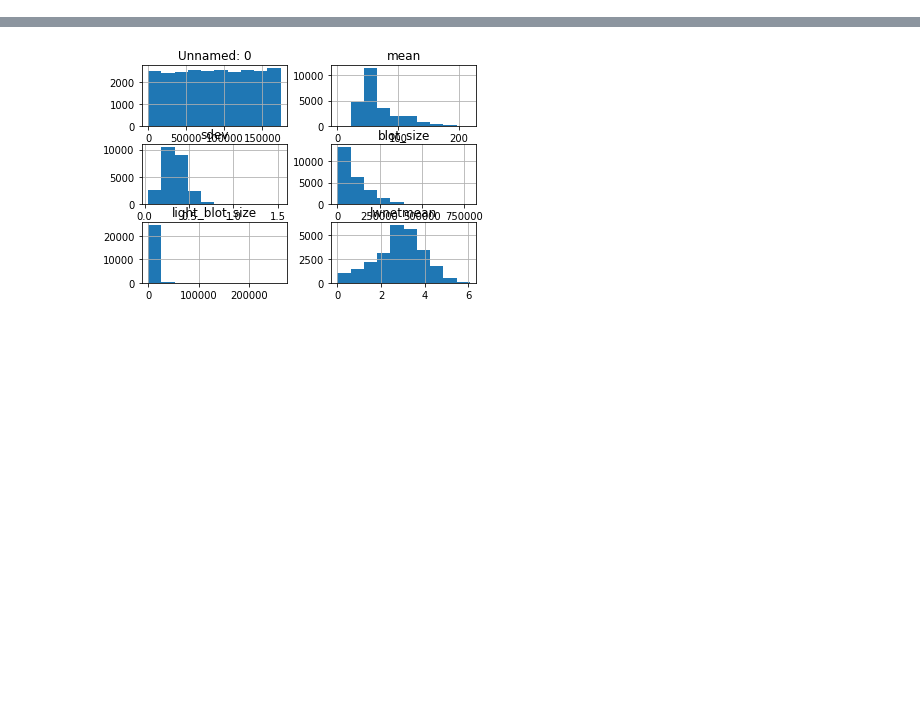
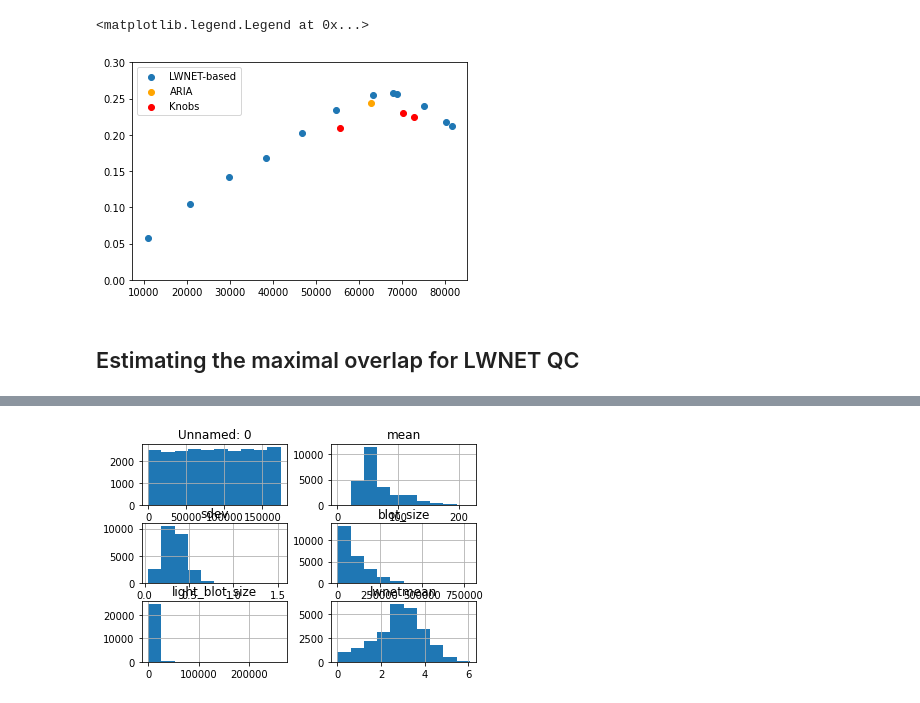
Before and after one commit to BergmannLab/Retina-tortuosity, a Jupyter notebook: preprocessing/newQC.ipynb, the cells around one changed output, grey strips where cells are left out. Saved outputs shown, nothing was run; the diff lists cells and outputs as text; code cells hidden in the pictures; blank space fills up the shorter version.

```diff
--- a/preprocessing/newQC.ipynb
+++ b/preprocessing/newQC.ipynb
@@ -241,0 +298,13 @@ array([[<AxesSubplot:title={'center':'Unnamed: 0'}>,
+# %%
+qc_results = pd.DataFrame({\
+    'N' : [72599,70161,62703,55522,74938,68831,62012,54635,46776,38486,29824,20677,10930,80095,67899,63242,81522],
+    'h_SNP Affymetrix' : [np.nan,np.nan,0.3144,0.2748,0.3078,0.3212,0.325,0.2994,0.2726,0.2336,0.2052,0.1318,0.0665,0.2701,0.3216,0.3255,0.2645],\
+    'h_SNP Full' : [0.2253,0.2308,0.2446,0.2095,0.2394,0.2558,0.2543,0.2342,0.2029,0.1674,0.1421,0.105,0.0581,0.2174,0.2576,0.2556,0.2123]},\
+    index=['Knobs 2','Knobs 3', 'Mattia\'s QC', 'Knobs 1', 'LWNET Decile 1', "LWNET Decile 2", "LWNET Decile 3", "LWNET Decile 4", "LWNET Decile 5","LWNET Decile 6","LWNET Decile 7","LWNET Decile 8","LWNET Decile 9", "LWNET > 0", "LWNET mode", "LWNET max Overlap", "no QC"])
+# %%
+qc_results=qc_results.sort_values("h_SNP Affymetrix", ascending=False)
+qc_results['Affymetrix rank'] = list(range(1,len(qc_results)+1))
+qc_results=qc_results.sort_values("h_SNP Full", ascending=False)
+qc_results['Full rank'] = list(range(1,len(qc_results)+1))
+
+qc_results.sort_values("h_SNP Full", ascending=False)
@@ -241,0 +330,15 @@ array([[<AxesSubplot:title={'center':'Unnamed: 0'}>,
+# %%
+qc_results=qc_results.sort_values("N", ascending=False)
+idx_lwnet = [0,1,2,5,6,7,11,12,13,14,15,16]
+mattia = 8
+knobs = [3,4,10]
+plt.scatter(qc_results['N'].iloc[idx_lwnet],qc_results['h_SNP Full'].iloc[idx_lwnet])
+plt.scatter(qc_results['N'].iloc[mattia],qc_results['h_SNP Full'].iloc[mattia], c='orange')
+plt.scatter(qc_results['N'].iloc[knobs],qc_results['h_SNP Full'].iloc[knobs], c='red')
+plt.ylim([0,0.3])
+plt.legend(['LWNET-based', "ARIA", "Knobs"])
+# %% [output]
+<matplotlib.legend.Legend at 0x...>
+[figure, added]
+# %% [markdown]
+## Estimating the maximal overlap for LWNET QC
```
Also changed, not shown: parts of 31 cells of this notebook.
